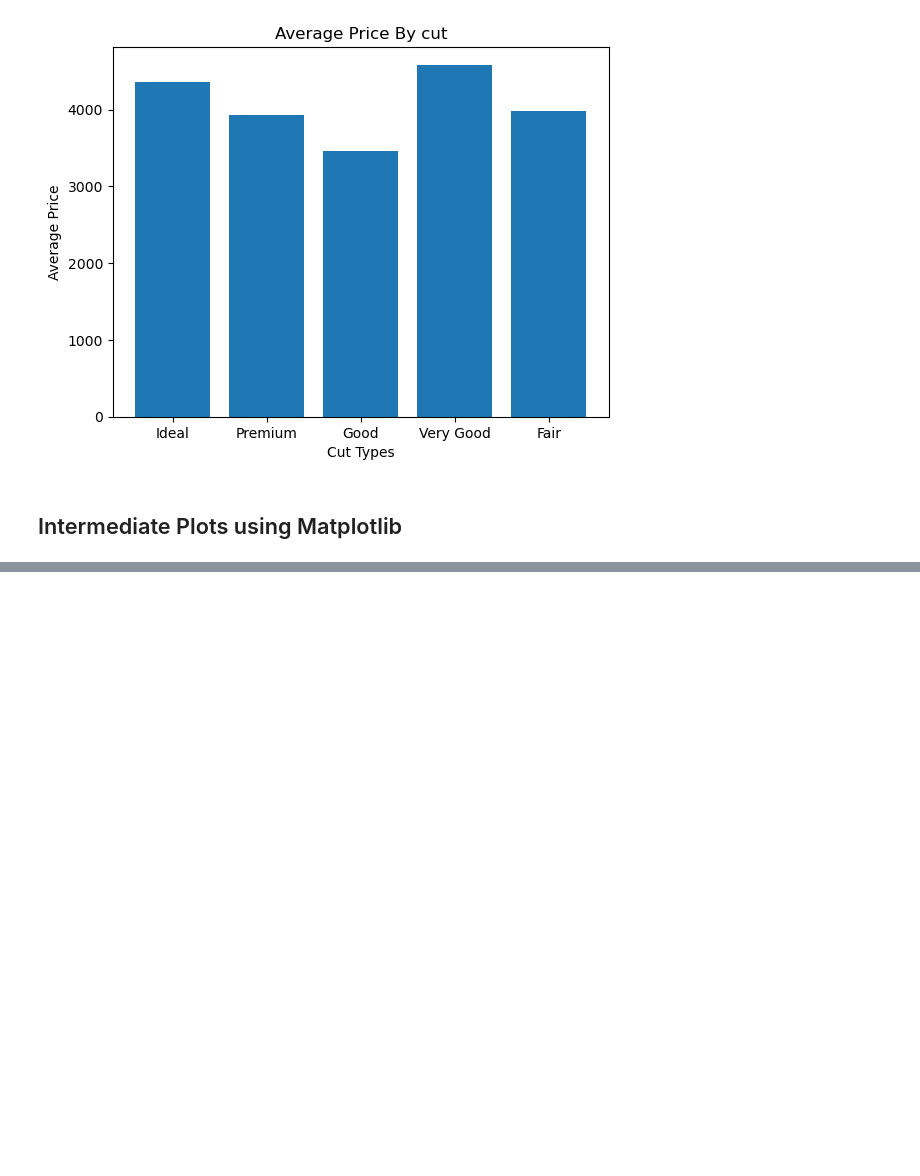
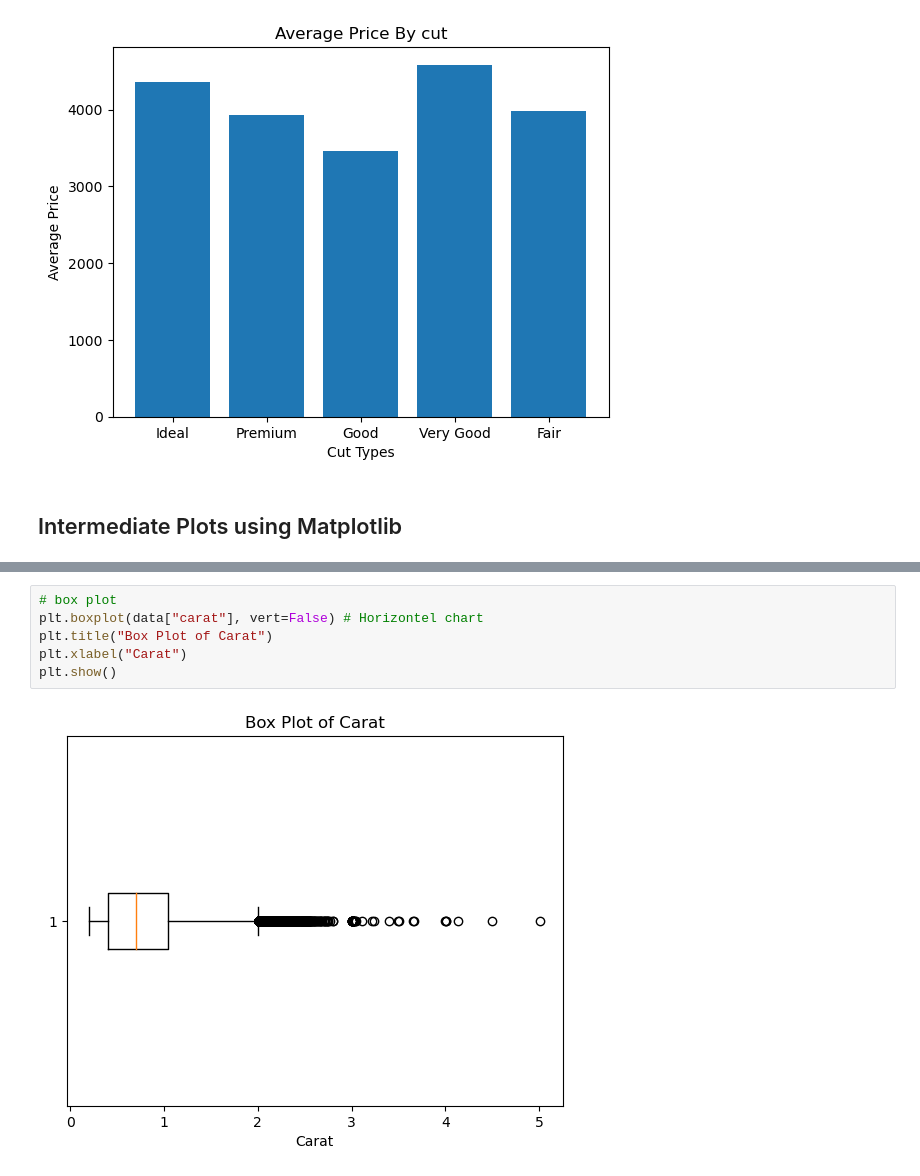
Before and after one commit to ChenniDJack/IntellipaatWorkSpace, a Jupyter notebook: LiveClass/Pandas_2025_04_12/Youtube/Matpotlib_Seaborn_Handson_21_04_2025.ipynb, the cells around one changed output, grey strips where cells are left out. Saved outputs shown, nothing was run; the diff lists cells and outputs as text; blank space fills up the shorter version.

```diff
--- a/LiveClass/Pandas_2025_04_12/Youtube/Matpotlib_Seaborn_Handson_21_04_2025.ipynb
+++ b/LiveClass/Pandas_2025_04_12/Youtube/Matpotlib_Seaborn_Handson_21_04_2025.ipynb
@@ -125,0 +132,8 @@ plt.hist(data["price"], edgecolor=)
+# %%
+# box plot
+plt.boxplot(data["carat"], vert=False) # Horizontel chart
+plt.title("Box Plot of Carat")
+plt.xlabel("Carat")
+plt.show()
+# %% [output]
+[figure, added]
```
Also changed, not shown: parts of 6 cells of this notebook.
